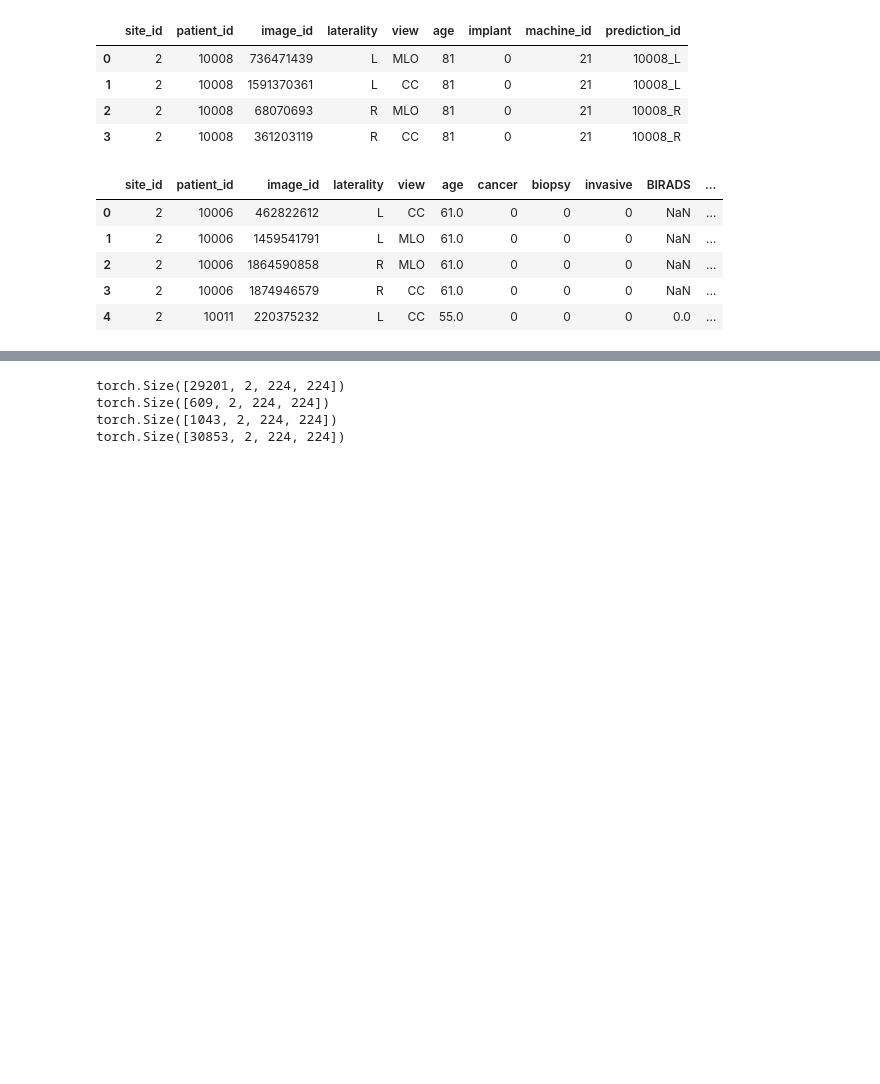
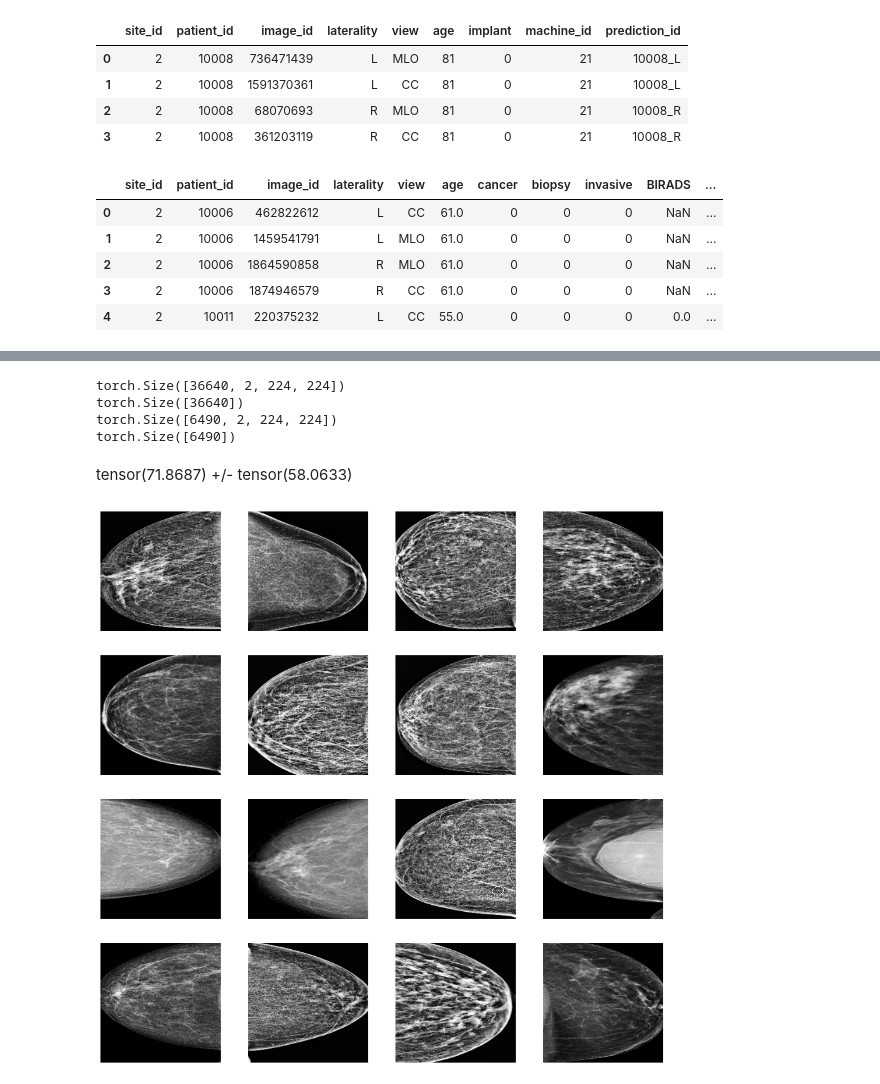
Before and after one commit to mnguyen1901/RSNA_mammogram, a Jupyter notebook: Vit_224.ipynb, the cells around one changed output, grey strips where cells are left out. Drawn from its saved outputs; the diff is of its cells as text; code cells hidden in the pictures; blank space fills up the shorter version.

```diff
--- a/Vit_224.ipynb
+++ b/Vit_224.ipynb
@@ -142,26 +97,0 @@ Before and after histogram equalization
-# %%
-X_RSNA = torch.load("X_RSNA_eq.pt")
-X_Vin = torch.load("X_Vin_eq.pt")
-X_CBIS = torch.load("X_CBIS_eq.pt")
-
-y_RSNA = torch.load("y_RSNA.pt")
-
-
-X_train, X_val, y_train, y_val = train_test_split(X_RSNA, y_RSNA, test_size=0.1, random_state=42)
-
-y_Vin = torch.ones(X_Vin.size()[0])
-y_CBIS = torch.ones(X_CBIS.size()[0])
-
-print(X_train.size())
-print(X_Vin.size())
-print(X_CBIS.size())
-
-X_train = torch.cat((X_train, X_Vin, X_CBIS), dim=0)
-y_train = torch.cat((y_train, y_Vin, y_CBIS))
-
-print(X_train.size())
-# %% [output]
-torch.Size([29201, 2, 224, 224])
-torch.Size([609, 2, 224, 224])
-torch.Size([1043, 2, 224, 224])
-torch.Size([30853, 2, 224, 224])
@@ -174,3 +98,33 @@ data_transform = transforms.Compose([
+# %%
+X_train = torch.load("X_train.pt")
+y_train = torch.load("y_train.pt")
+X_val = torch.load("X_val.pt")
+y_val = torch.load("y_val.pt")
+
+print(X_train.size())
+print(y_train.size())
+print(X_val.size())
+print(y_val.size())
+# %% [output]
+torch.Size([36640, 2, 224, 224])
+torch.Size([36640])
+torch.Size([6490, 2, 224, 224])
+torch.Size([6490])
+# %% [markdown]
+tensor(71.8687) +/- tensor(58.0633)
+# %%
+X_train = (X_train - 71.8687)/58.0633
+X_val = (X_val - 71.8687)/58.0633
+# %%
+plt.figure(figsize=(16,16))
+
+for i in range(4):
+    for j in range(4):
+        plt.subplot(4,4,i*4+j+1)
+        plt.imshow(X_train[i*4+j][0], cmap="gray")
+        plt.axis("off")
+# %% [output]
+[figure, added]
 # %%
 class TransformedDataset(Dataset):
     def __init__(self, X, y, transform):
```
Also changed, not shown: parts of 32 cells of this notebook.
